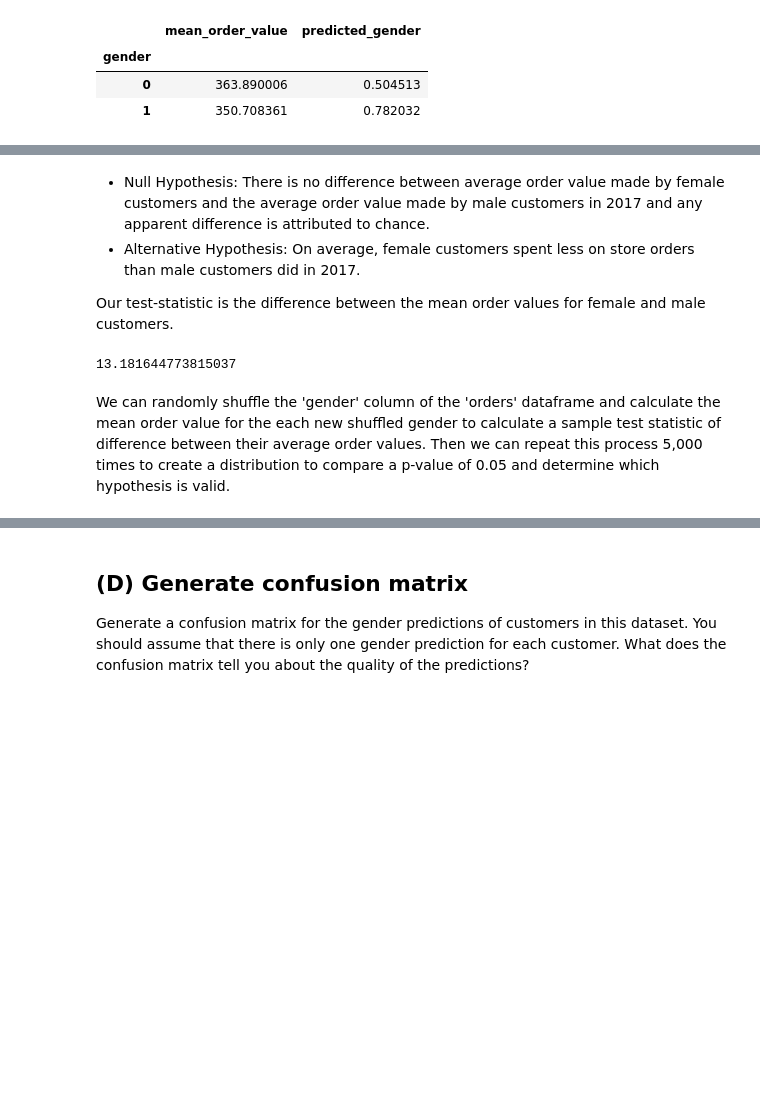
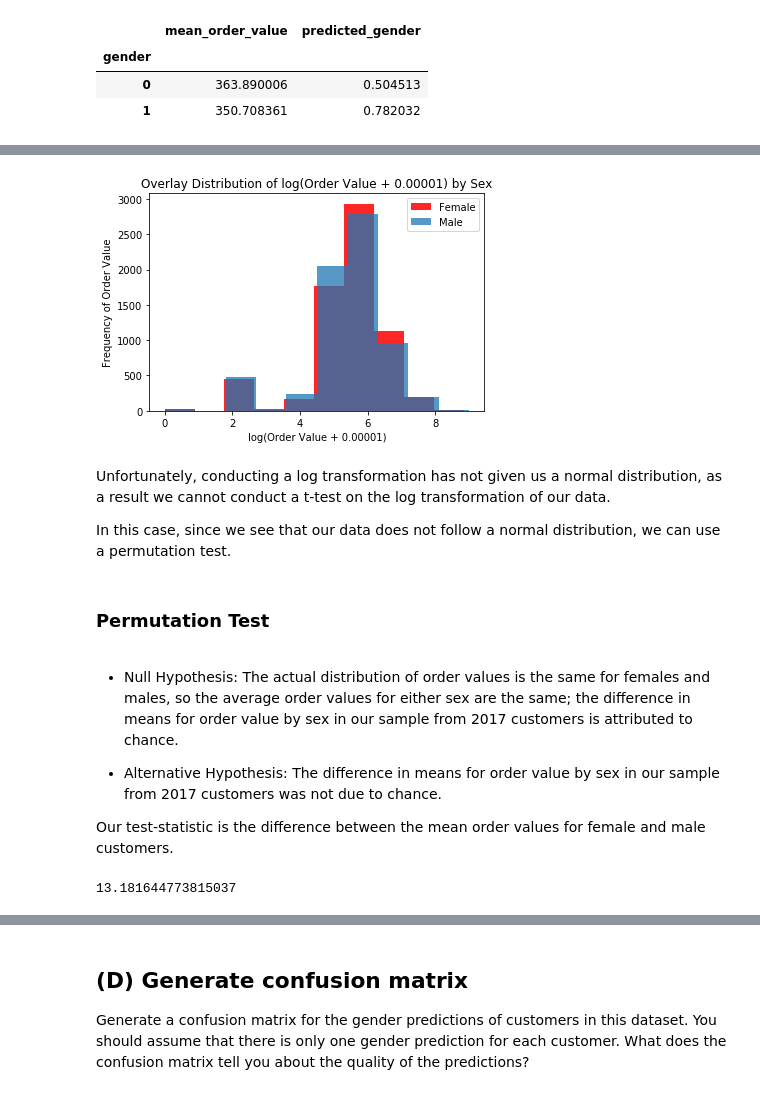
Before and after one commit to akong4110/EDA, a Jupyter notebook: EDA.ipynb, the cells around one changed output, grey strips where cells are left out. Drawn from its saved outputs; the diff is of its cells as text; code cells hidden in the pictures; blank space fills up the shorter version.

```diff
--- a/EDA.ipynb
+++ b/EDA.ipynb
@@ -223,0 +278,4 @@ To answer whether or not the difference between the mean order value for female
+# %%
+female_log_dist = pd.DataFrame({"value": [np.log(order_value + 1) for order_value in orders[orders['gender'] == 1]['value']]})
+male_log_dist = pd.DataFrame({"value": [np.log(order_value + 1) for order_value in orders[orders['gender'] == 0]['value']]})
+male_log_dist.head()
@@ -224,6 +289,25 @@ To answer whether or not the difference between the mean order value for female
+# %%
+plt.hist(female_log_dist.value, color = "red", label = "Female", alpha = 0.85)
+plt.hist(male_log_dist.value, label = "Male", alpha = 0.75)
+
+plt.title("Overlay Distribution of log(Order Value + 0.00001) by Sex")
+plt.xlabel("log(Order Value + 0.00001)")
+plt.ylabel("Frequency of Order Value")
+plt.legend();
+# %% [output]
+[figure, added]
+# %% [markdown]
+Unfortunately, conducting a log transformation has not given us a normal distribution, as a result we cannot conduct a t-test on the log transformation of our data.
+
+In this case, since we see that our data does not follow a normal distribution, we can use a permutation test.
+# %% [markdown]
+### Permutation Test
 # %% [markdown]
-- Null Hypothesis: There is no difference between average order value made by female customers and the average order value made by male customers in 2017 and any apparent difference is attributed to chance.
-- Alternative Hypothesis: On average, female customers spent less on store orders than male customers did in 2017.
+- Null Hypothesis: The actual distribution of order values is the same for females and males, so the average order values for either sex are the same; the difference in means for order value by sex in our sample from 2017 customers is attributed to chance.
+
+
+- Alternative Hypothesis: The difference in means for order value by sex in our sample from 2017 customers was not due to chance.
+
 
 Our test-statistic is the difference between the mean order values for female and male customers.
 # %%
@@ -231,5 +315,3 @@ obs_test_stat = gender_mean['mean_order_value'][0] - gender_mean['mean_order_val
 obs_test_stat
 # %% [output]
 13.181644773815037
-# %% [markdown]
-We can randomly shuffle the 'gender' column of the 'orders' dataframe and calculate the mean order value for the each new shuffled gender to calculate a sample test statistic of difference between their average order values. Then we can repeat this process 5,000 times to create a distribution to compare a p-value of 0.05 and determine which hypothesis is valid.
```
Also changed, not shown: parts of 25 cells of this notebook.
